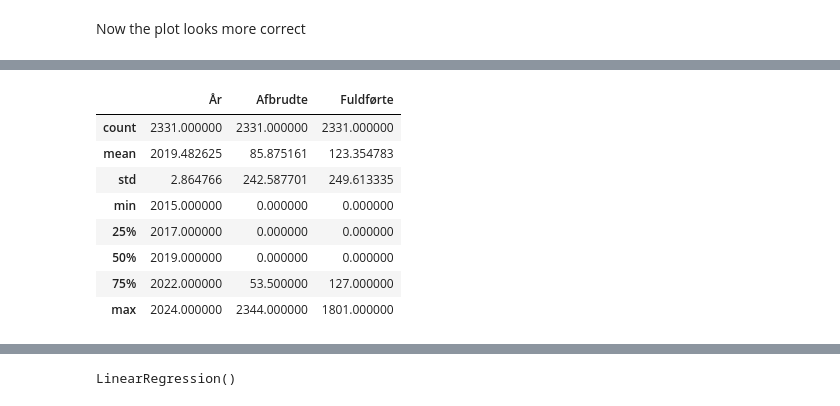
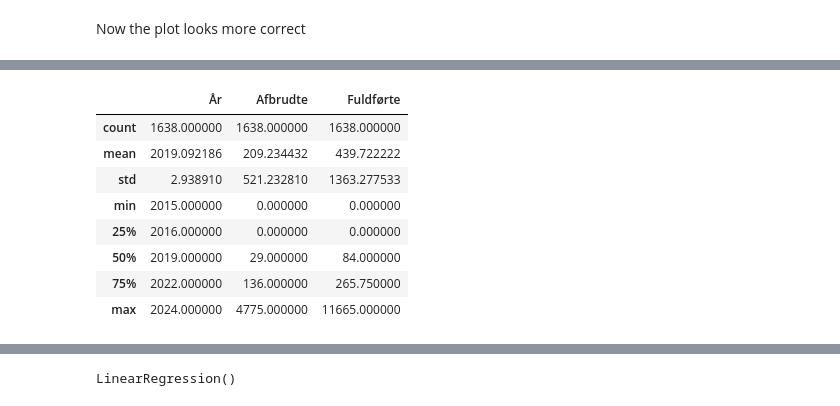
Before and after one commit to Freddo-404/Exam_BI, a Jupyter notebook: institutioner.ipynb, the cells around one changed output, grey strips where cells are left out. Drawn from its saved outputs; the diff is of its cells as text; code cells hidden in the pictures.

```diff
--- a/institutioner.ipynb
+++ b/institutioner.ipynb
@@ -232,6 +234,11 @@ df_institution_combined.head(20)
 # %% [markdown]
 Handling all the NaN values setting them to 0 because of the chance that the NaN values mean that 5 or less people have either graduated or dropouted still counts as data
 # %%
-df_institution_combined['Afbrudte'] = df_institution_combined['Afbrudte'].fillna(0)
-df_institution_combined['Fuldførte'] = df_institution_combined['Fuldførte'].fillna(0)
+combined_institution['Afbrudte'] = combined_institution['Afbrudte'].fillna(0)
+combined_institution['Fuldførte'] = combined_institution['Fuldførte'].fillna(0)
+
+    # Fjerner rækker hvor både Afbrudte og Fuldførte er 0, da institutioner hvor begge er 0
+    # indikerer, at instituionen ikke er oprettet endnu, eller er blevet nedlagt
+    # og derfor ikke er relevant for analysen
+combined_institution = combined_institution[~((combined_institution["Afbrudte"] == 0) & (combined_institution["Fuldførte"] == 0))]
 # %%
@@ -257,5 +264,5 @@ df_institution_combined.head(20)
 # %%
-sns.pairplot(df_institution_combined, x_vars=['InstitutionType', 'År'], y_vars=['Afbrudte', 'Fuldførte'], height=5, aspect=1.5)
+sns.pairplot(combined_institution, x_vars=['InstitutionType', 'År'], y_vars=['Afbrudte', 'Fuldførte'], height=5, aspect=1.5)
 plt.show()
-df_institution_combined['Afbrudte'] = df_institution_combined['Afbrudte'].astype(float)
+combined_institution['Afbrudte'] = combined_institution['Afbrudte'].astype(float)
 # %% [output]
@@ -263,11 +270,11 @@ df_institution_combined['Afbrudte'] = df_institution_combined['Afbrudte'].astype
 # %% [markdown]
 I can see there are some really high values up to 28000, which is the combined graduated for 1 year spanding from 2016-2023, which complicates the data. Therefor we'll take that out from our dataset
 # %%
-df_institution_combined = df_institution_combined[~df_institution_combined["Institution"].isin(["Institution", "HovedInstitutionTx", "Hovedinstitution"])]
+combined_institution = combined_institution[~combined_institution["Institution"].isin(["Institution", "HovedInstitutionTx", "Hovedinstitution"])]
 # %% [markdown]
 Now the plot looks more correct
 # %%
-sns.pairplot(df_institution_combined, x_vars=['InstitutionType', 'År'], y_vars=['Afbrudte', 'Fuldførte'], height=5, aspect=1.5)
+sns.pairplot(combined_institution, x_vars=['InstitutionType', 'År'], y_vars=['Afbrudte', 'Fuldførte'], height=5, aspect=1.5)
 plt.show()
-df_institution_combined['Afbrudte'] = df_institution_combined['Afbrudte'].astype(float)
+combined_institution['Afbrudte'] = combined_institution['Afbrudte'].astype(float)
 # %% [output]
@@ -280,15 +287,15 @@ plt.show()
 # %%
-df_institution_combined.describe()
+combined_institution.describe()
 # %% [output]
 |  | År | Afbrudte | Fuldførte |
-| count | 2331.000000 | 2331.000000 | 2331.000000 |
-| mean | 2019.482625 | 85.875161 | 123.354783 |
-| std | 2.864766 | 242.587701 | 249.613335 |
+| count | 1638.000000 | 1638.000000 | 1638.000000 |
+| mean | 2019.092186 | 209.234432 | 439.722222 |
+| std | 2.938910 | 521.232810 | 1363.277533 |
 | min | 2015.000000 | 0.000000 | 0.000000 |
-| 25% | 2017.000000 | 0.000000 | 0.000000 |
-| 50% | 2019.000000 | 0.000000 | 0.000000 |
-| 75% | 2022.000000 | 53.500000 | 127.000000 |
-| max | 2024.000000 | 2344.000000 | 1801.000000 |
+| 25% | 2016.000000 | 0.000000 | 0.000000 |
+| 50% | 2019.000000 | 29.000000 | 84.000000 |
+| 75% | 2022.000000 | 136.000000 | 265.750000 |
+| max | 2024.000000 | 4775.000000 | 11665.000000 |
 # %%
 from sklearn.preprocessing import OneHotEncoder
 from sklearn.compose import ColumnTransformer
```
Also changed, not shown: parts of 22 cells of this notebook, 3 other files.
